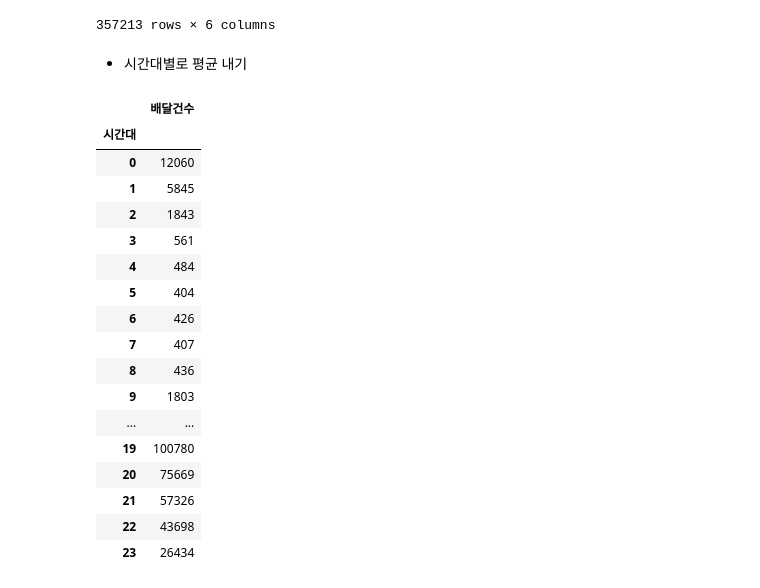
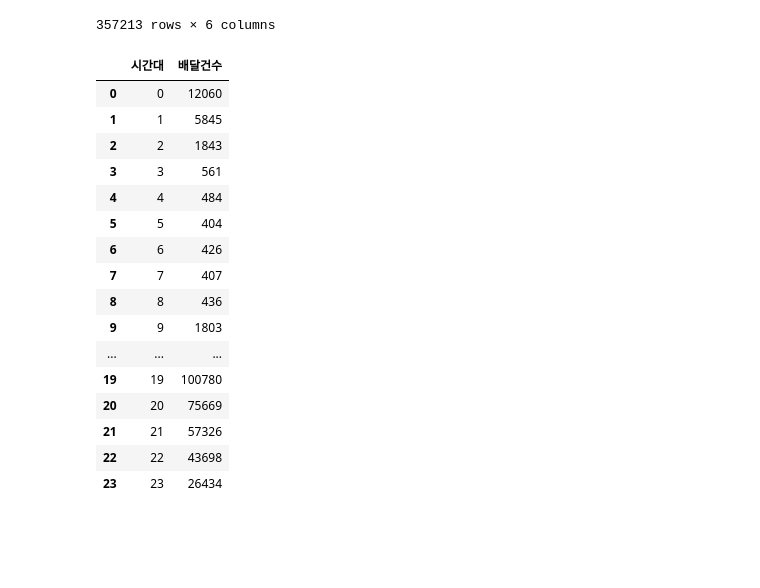
Before and after one commit to wish0728/Elice_teamproject2_team11_delivery, a Jupyter notebook: data-analysis/elicer_배달_데이터.ipynb, the cells around one changed output. Saved outputs shown, nothing was run; the diff lists cells and outputs as text; code cells hidden in the pictures; blank space fills up the shorter version.

```diff
--- a/data-analysis/elicer_배달_데이터.ipynb
+++ b/data-analysis/elicer_배달_데이터.ipynb
@@ -48,10 +48,12 @@ def configure_plotly_browser_state():
 ## 1.1 데이터 불러오기
 # %%
 #이유는 모르겠지만,,2020_1데이터와 2021데이터는 utf-8 인코딩이 안된다.
-df_2019=pd.read_csv("/content/elice_배달데이터/elicer_2019_col_name.csv")
-df_2020_1=pd.read_csv("/content/elice_배달데이터/elicer_2020_1_col_name.csv", encoding = 'cp949')
-df_2020_2=pd.read_csv("/content/elice_배달데이터/elicer_2020_2_col_name.csv")
-df_2021=pd.read_csv("/content/elice_배달데이터/elicer_2021_col_name.csv", encoding = 'cp949')
+#group하기 쉽도록 날짜를 datetime형식으로 읽어오기. 혹은 날짜를 년/월/일로 따로 분리하여 저장하는 후가공을 거치는 것도 생각중. 어느것이 더 편할까?
+#특정 월과 연을 따로 호출하는 쿼리가 많다면 년/월/일로 나누어 저장하는 것이 효율적일것 같다.
+df_2019=pd.read_csv("/content/elice_배달데이터/elicer_2019_col_name.csv", parse_dates=['날짜'])
+df_2020_1=pd.read_csv("/content/elice_배달데이터/elicer_2020_1_col_name.csv", encoding = 'cp949', parse_dates=['날짜'])
+df_2020_2=pd.read_csv("/content/elice_배달데이터/elicer_2020_2_col_name.csv", parse_dates=['날짜'])
+df_2021=pd.read_csv("/content/elice_배달데이터/elicer_2021_col_name.csv", encoding = 'cp949', parse_dates=['날짜'])
 # %%
 df_2021.head()
 # %% [output]
@@ -269,32 +269,30 @@ df_seoul
 | 357211 | 2021-08-31 | 23 | 서울특별시 | 영등포구 | 영등포동 | 1 |
 | 357212 | 2021-08-31 | 23 | 서울특별시 | 은평구 | 갈현동 | 4 |
 357213 rows × 6 columns
-# %% [markdown]
-* 시간대별로 평균 내기
-# %%
-df_seoul_2019 = df_seoul[df_seoul['날짜'].str.startswith('2019')].groupby('시간대').sum('배달건수')
-# df_seoul_2019 = df_seoul_2019.rename(columns={"배달건수":"count"})
-# df_seoul_2019.index.name = "time"
-df_seoul_2019
-# %% [output]
-|  | 배달건수 |
-| 시간대 |  |
-| 0 | 12060 |
-| 1 | 5845 |
-| 2 | 1843 |
-| 3 | 561 |
-| 4 | 484 |
-| 5 | 404 |
-| 6 | 426 |
-| 7 | 407 |
-| 8 | 436 |
-| 9 | 1803 |
-| ... | ... |
-| 19 | 100780 |
-| 20 | 75669 |
-| 21 | 57326 |
-| 22 | 43698 |
-| 23 | 26434 |
+# %%
+#reset_index를 사용하면 각 row마다 index번호가 새롭게 부여되면서 groupby에 사용했던 key들이 index가 아니라 column의 형태가 된다. 후에 검색하기 편리!
+
+# df_seoul_2019 = df_seoul[df_seoul['날짜']<'2020-01-01'].groupby('시간대').sum().reset_index()
+df_seoul_2019 = df_2019[df_2019['광역시도']=='서울특별시'].groupby('시간대').sum().reset_index()
+df_seoul_2019
+# %% [output]
+|  | 시간대 | 배달건수 |
+| 0 | 0 | 12060 |
+| 1 | 1 | 5845 |
+| 2 | 2 | 1843 |
+| 3 | 3 | 561 |
+| 4 | 4 | 484 |
+| 5 | 5 | 404 |
+| 6 | 6 | 426 |
+| 7 | 7 | 407 |
+| 8 | 8 | 436 |
+| 9 | 9 | 1803 |
+| ... | ... | ... |
+| 19 | 19 | 100780 |
+| 20 | 20 | 75669 |
+| 21 | 21 | 57326 |
+| 22 | 22 | 43698 |
+| 23 | 23 | 26434 |
 # %%
 #colab결과창에 그래프를 띄운다.
 configure_plotly_browser_state()
```
Also changed, not shown: parts of 15 cells of this notebook.
